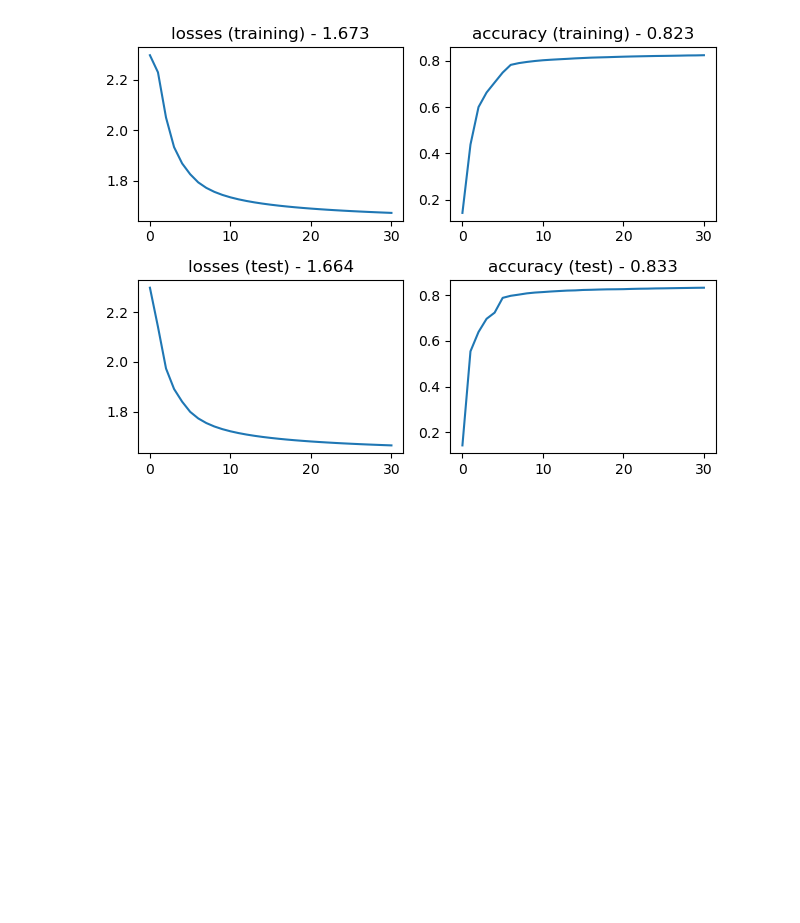
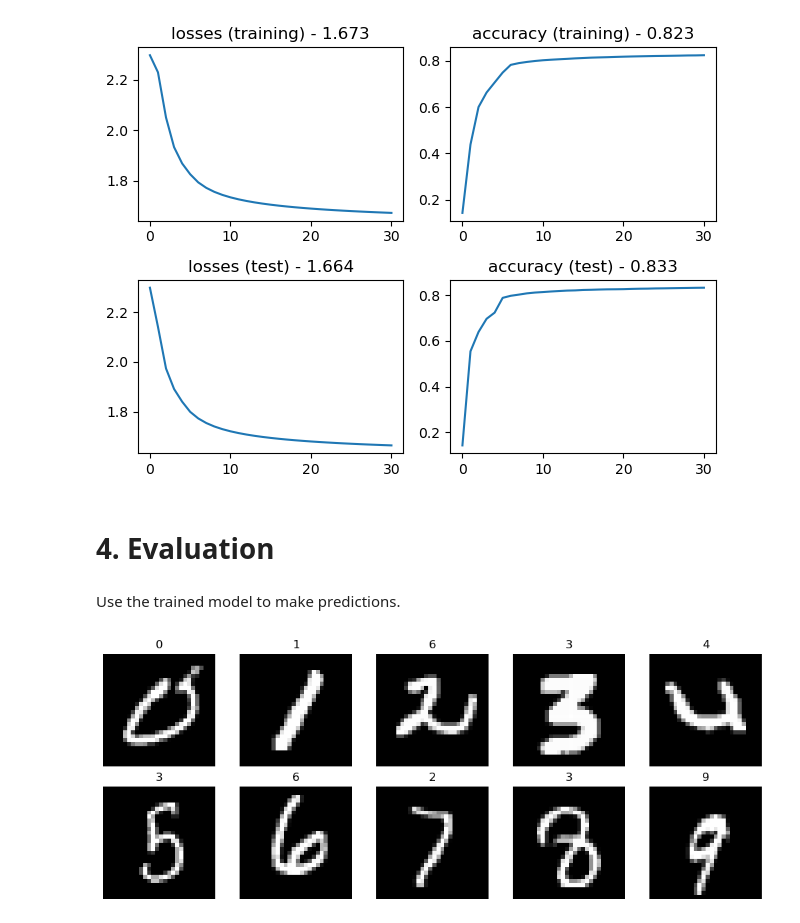
Before and after one commit to shuangxuetwelve/pytorch-practice, a Jupyter notebook: MNIST-FCN-0.ipynb, the cells around one changed output. Cells and saved outputs as stored; diff of their text form; code cells hidden in the pictures; blank space fills up the shorter version.

Commit message:
Add section Evaluation to MNIST-FCN-0

```diff
--- a/MNIST-FCN-0.ipynb
+++ b/MNIST-FCN-0.ipynb
@@ -330,3 +312,28 @@ plt.tight_layout()
 plt.show()
 # %% [output]
 [figure]
+# %% [markdown]
+# 4. Evaluation
+# %% [markdown]
+Use the trained model to make predictions.
+# %%
+# Sample 10 images with labels 0 to 9 from the test dataset.
+samples = utils.sample_MNIST_with_all_labels(dataset_test)
+
+# Make predictions using the trained model.
+preds = {}
+for label, image in samples.items():
+    pred = model(image)
+    preds[label] = pred.argmax(dim=1)[0].item()
+
+# Plot the images with predictions.
+rows, cols = 2, 5
+fig, axs = plt.subplots(rows, cols, figsize=(10, 4))
+for row in range(rows):
+    for col in range(cols):
+        axs[row, col].imshow(samples[row*cols+col].squeeze(), cmap=plt.cm.gray)
+        axs[row, col].axis('off')
+        axs[row, col].set_title(preds[row*cols+col])
+plt.tight_layout()
+# %% [output]
+[figure, added]
```
Also changed, not shown: parts of 3 cells of this notebook.
